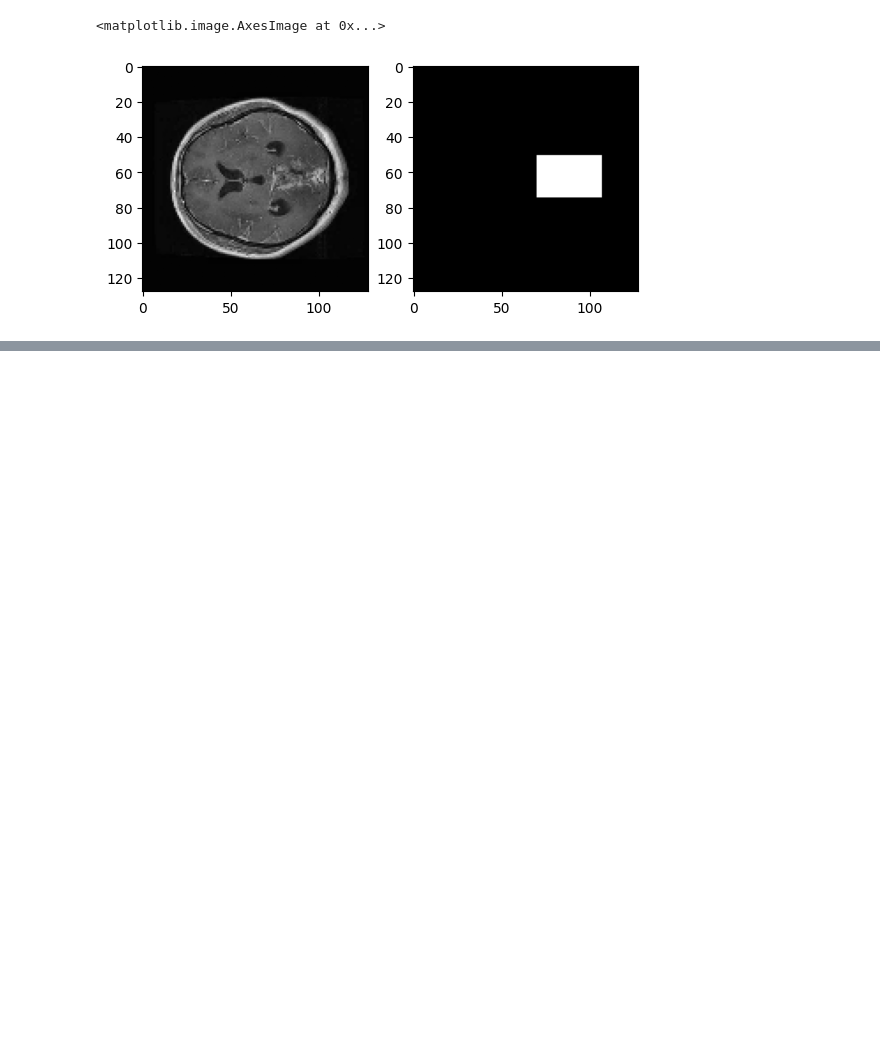
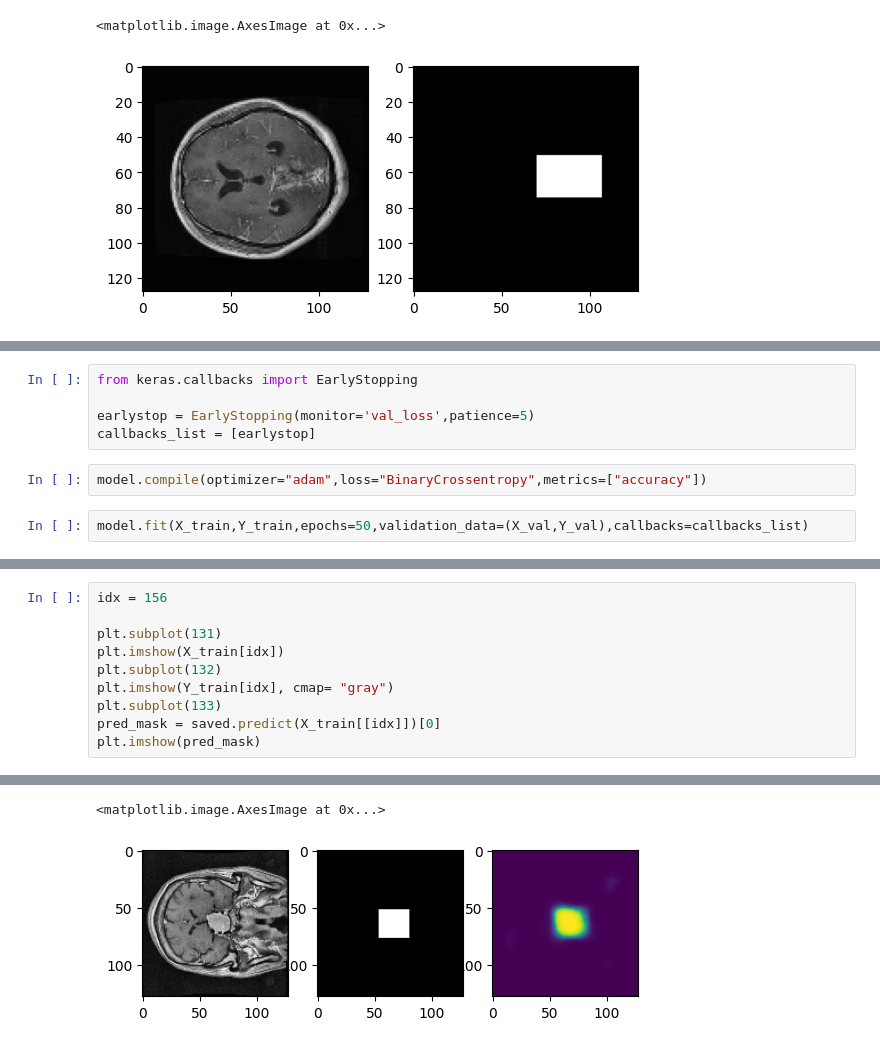
Before and after one commit to YN1752/ece5831-2024-final-project, a Jupyter notebook: documentation.ipynb, the cells around one changed output, grey strips where cells are left out. Drawn from its saved outputs; the diff is of its cells as text; blank space fills up the shorter version.

```diff
--- a/documentation.ipynb
+++ b/documentation.ipynb
@@ -307,0 +385,9 @@ plt.imshow(Y_test[idx], cmap="gray")
+# %%
+from keras.callbacks import EarlyStopping
+
+earlystop = EarlyStopping(monitor='val_loss',patience=5)
+callbacks_list = [earlystop]
+# %%
+model.compile(optimizer="adam",loss="BinaryCrossentropy",metrics=["accuracy"])
+# %%
+model.fit(X_train,Y_train,epochs=50,validation_data=(X_val,Y_val),callbacks=callbacks_list)
@@ -307,0 +431,11 @@ plt.imshow(Y_test[idx], cmap="gray")
+# %%
+idx = 156
+
+plt.subplot(131)
+plt.imshow(X_train[idx])
+plt.subplot(132)
+plt.imshow(Y_train[idx], cmap= "gray")
+plt.subplot(133)
+pred_mask = saved.predict(X_train[[idx]])[0]
+plt.imshow(pred_mask)
+# %% [output]
@@ -307,0 +443,2 @@ plt.imshow(Y_test[idx], cmap="gray")
+<matplotlib.image.AxesImage at 0x...>
+[figure, added]
```
Also changed, not shown: parts of 15 cells of this notebook, 1 other file.
